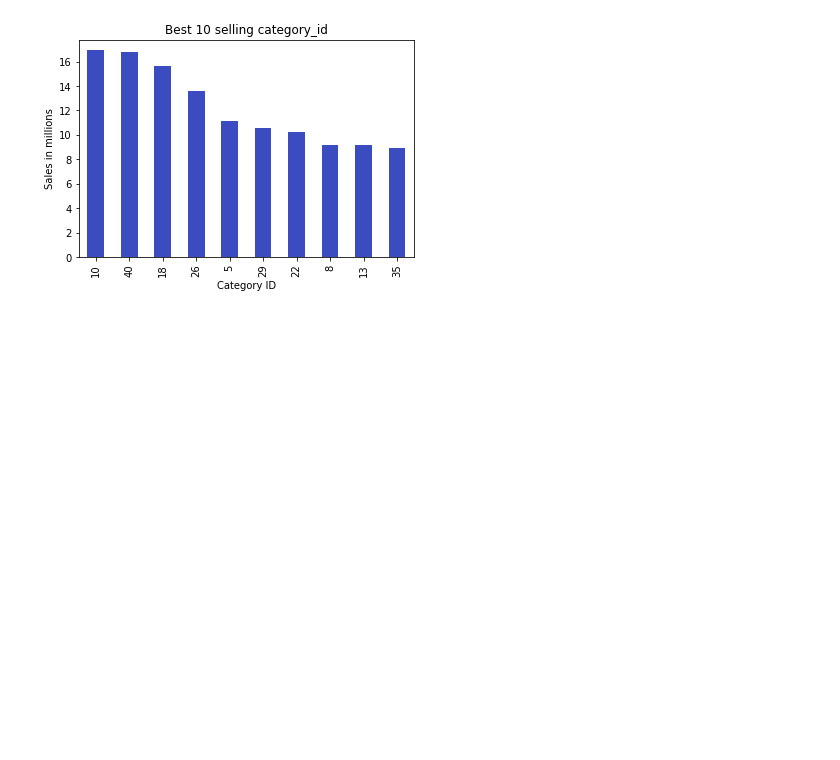
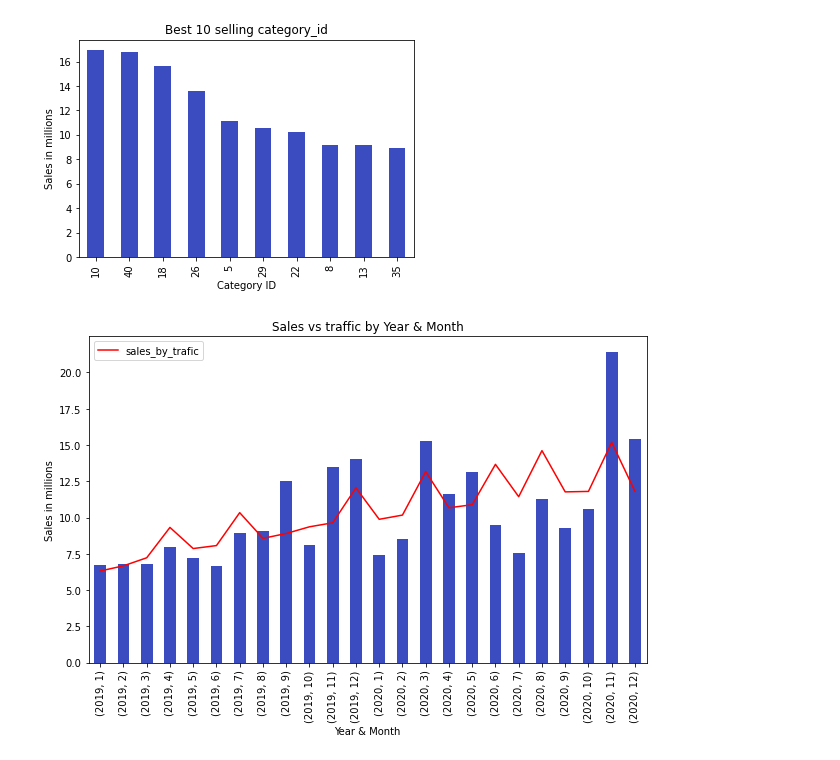
Before and after one commit to mikolaj-halemba/Predictive-task, a Jupyter notebook: Predictive task description.ipynb, the cells around one changed output. Saved outputs shown, nothing was run; the diff lists cells and outputs as text; code cells hidden in the pictures; blank space fills up the shorter version.

```diff
--- a/Predictive task description.ipynb
+++ b/Predictive task description.ipynb
@@ -98,8 +108,10 @@ df2['week_starting_date_traffic'] = pd.to_datetime(df2['week_starting_date_traff
 # %%
 df2['year_sales'] = df2['week_starting_date_sales'].dt.year
 df2['month_sales'] = df2['week_starting_date_sales'].dt.month
+df2['day_sales'] = df2['week_starting_date_sales'].dt.day
 df2['year_traffic'] = df2['week_starting_date_traffic'].dt.year
 df2['month_traffic'] = df2['week_starting_date_traffic'].dt.month
+df2['day_traffic'] = df2['week_starting_date_traffic'].dt.day
 # %%
 sales_year = df2.groupby('year_sales').agg(sales_target =('sales','sum'))
 sales_year=sales_year/1000000
@@ -132,3 +144,12 @@ top_prods.plot(kind="bar", title = 'Best 10 selling category_id', cmap='coolwarm
 # %% [output]
 <AxesSubplot:title={'center':'Best 10 selling category_id'}, xlabel='Category ID', ylabel='Sales in millions'>
 [figure]
+# %%
+sales_year_month = df2.groupby(['year_sales','month_sales']).agg(sales_target =('sales','sum'))
+trafiic_year_month = df2.groupby(['year_traffic','month_traffic']).agg(sales_by_trafic =('sales','sum'))
+sales_year_month=sales_year_month/1000000
+trafiic_year_month=trafiic_year_month/1000000
+ax=trafiic_year_month.plot(kind='line', figsize = (10,6), color='red',ylabel="Sales in millions",)
+sales_year_month.plot(kind='bar', title = 'Sales vs traffic by Year & Month', figsize = (10,6), cmap='coolwarm', xlabel="Year & Month",ylabel="Sales in millions",legend=False,ax=ax);
+# %% [output]
+[figure, added]
```
Also changed, not shown: parts of 29 cells of this notebook.
